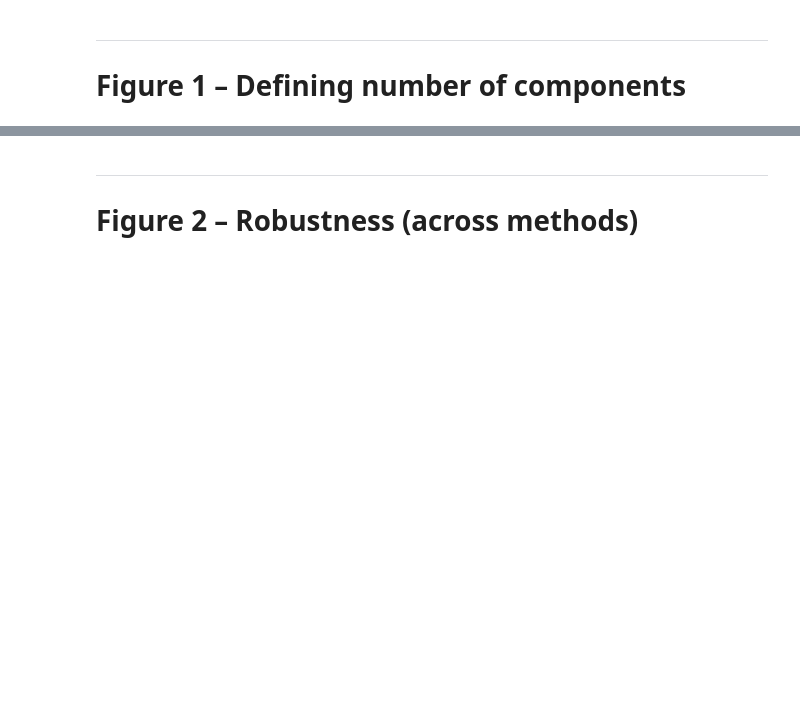
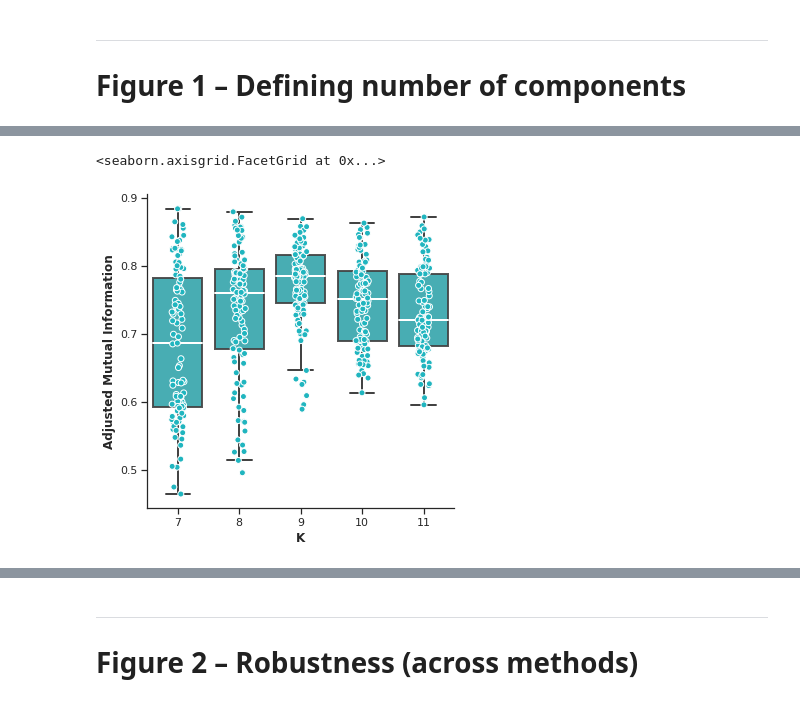
Before and after one commit to NawalK/hc_project_analyses, a Jupyter notebook: notebook/analysis_spine_only_paper.ipynb, the cells around one changed output, grey strips where cells are left out. Saved outputs shown, nothing was run; the diff lists cells and outputs as text; code cells hidden in the pictures; blank space fills up the shorter version.

```diff
--- a/notebook/analysis_spine_only_paper.ipynb
+++ b/notebook/analysis_spine_only_paper.ipynb
@@ -144,0 +135,13 @@ g.set_axis_labels("K", "Mean dice coefficient",fontsize=12, fontweight='bold')
+# %%
+ami_mtl = pd.read_csv(config['main_dir'] + config['output_dir'] + 'mtl_10sub.csv', names = [7,8,9,10,11])
+sns.set(style="ticks",  font='sans-serif')
+g=sns.catplot(data=ami_mtl, kind="box",  legend=True, legend_out=True,
+             linewidth=2,color='#20b5bf', medianprops=dict(color="white"),
+            boxprops=dict(alpha=.9),fliersize=0, aspect=1) #fliersize=0)
+g.fig.set_size_inches(5,5)
+sns.stripplot(data=ami_mtl, size=6, color='#20b5bf', alpha=1, linewidth=1,edgecolor='white',dodge=True)
+
+g.set_axis_labels("K", "Adjusted Mutual Information",fontsize=12, fontweight='bold')
+# %% [output]
+<seaborn.axisgrid.FacetGrid at 0x...>
+[figure, added]
```
Also changed, not shown: parts of 50 cells of this notebook, 3 other files.
